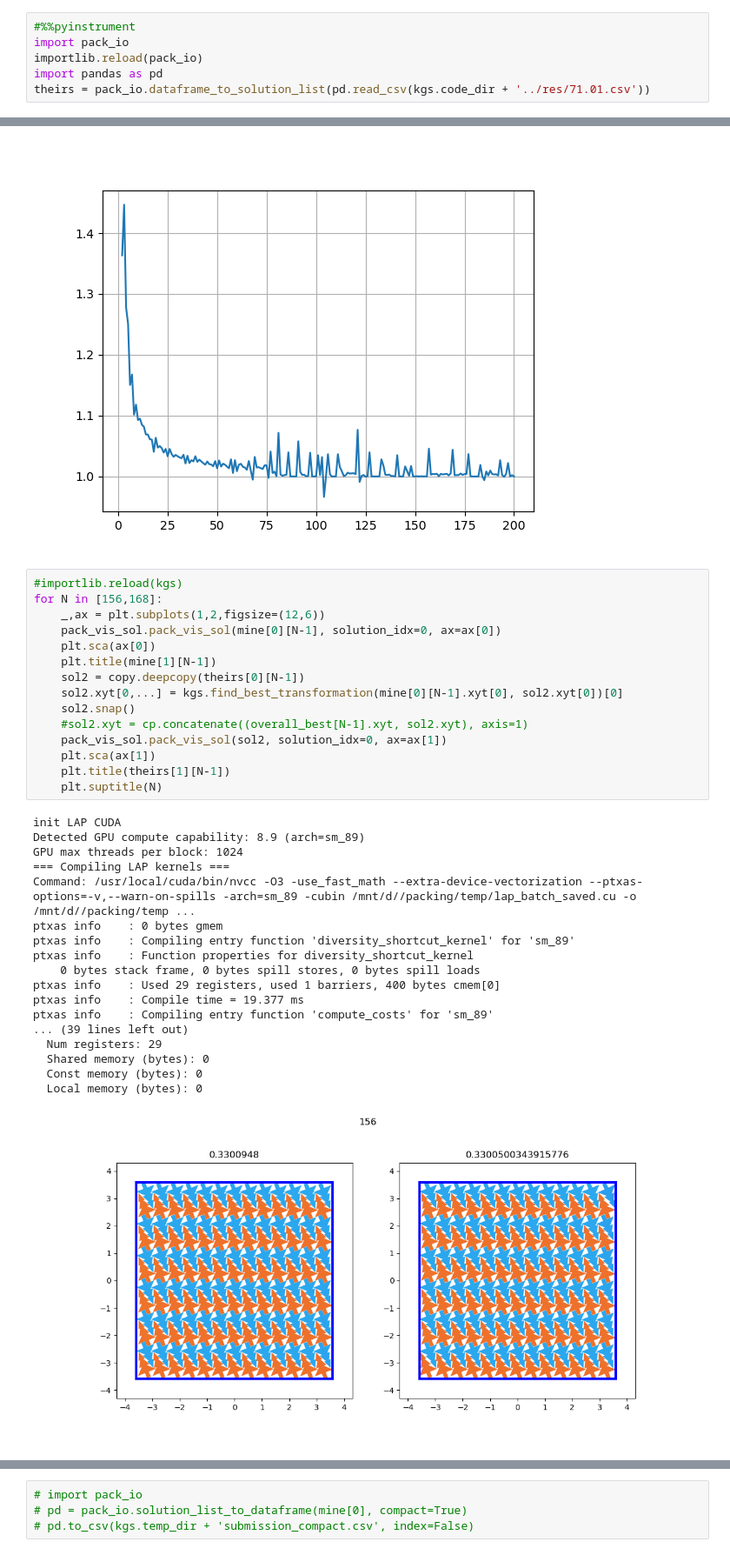
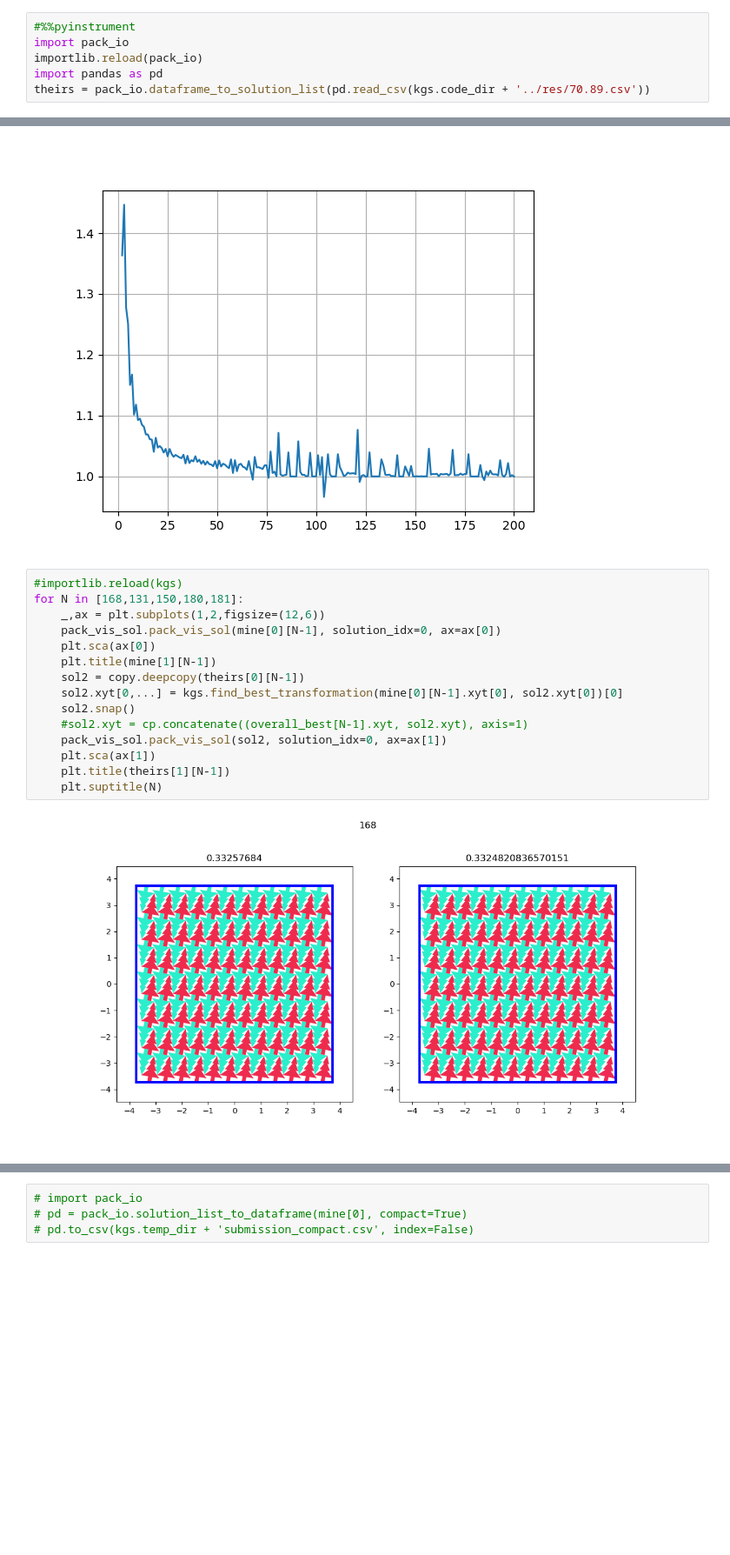
Before and after one commit to jcottaar/packing, a Jupyter notebook: analysis/compare_solutions.ipynb, the cells around one changed output, grey strips where cells are left out. Shown at 87% size. Cells and saved outputs as stored; diff of their text form; blank space fills up the shorter version.

```diff
--- a/analysis/compare_solutions.ipynb
+++ b/analysis/compare_solutions.ipynb
@@ -23,7 +23,7 @@ WARNING: CUDA MPS not active
 import pack_io
 importlib.reload(pack_io)
 import pandas as pd
-theirs = pack_io.dataframe_to_solution_list(pd.read_csv(kgs.code_dir + '../res/71.01.csv'))
+theirs = pack_io.dataframe_to_solution_list(pd.read_csv(kgs.code_dir + '../res/70.89.csv'))
 # %%
 # import matplotlib.pyplot as plt
 # N_trees = np.arange(1,201)
@@ -157,35 +157,18 @@ plt.grid(True)
 [figure]
 # %%
 #importlib.reload(kgs)
-for N in [156,168]:
+for N in [168,131,150,180,181]:
     _,ax = plt.subplots(1,2,figsize=(12,6))
     pack_vis_sol.pack_vis_sol(mine[0][N-1], solution_idx=0, ax=ax[0])
     plt.sca(ax[0])
     plt.title(mine[1][N-1])
     sol2 = copy.deepcopy(theirs[0][N-1])
     sol2.xyt[0,...] = kgs.find_best_transformation(mine[0][N-1].xyt[0], sol2.xyt[0])[0]
     sol2.snap()
     #sol2.xyt = cp.concatenate((overall_best[N-1].xyt, sol2.xyt), axis=1)
     pack_vis_sol.pack_vis_sol(sol2, solution_idx=0, ax=ax[1])
     plt.sca(ax[1])
     plt.title(theirs[1][N-1])
     plt.suptitle(N)
 # %% [output]
-init LAP CUDA
-Detected GPU compute capability: 8.9 (arch=sm_89)
-GPU max threads per block: 1024
-=== Compiling LAP kernels ===
-Command: /usr/local/cuda/bin/nvcc -O3 -use_fast_math --extra-device-vectorization --ptxas-options=-v,--warn-on-spills -arch=sm_89 -cubin /mnt/d//packing/temp/lap_batch_saved.cu -o /mnt/d//packing/temp ...
-ptxas info    : 0 bytes gmem
-ptxas info    : Compiling entry function 'diversity_shortcut_kernel' for 'sm_89'
-ptxas info    : Function properties for diversity_shortcut_kernel
-    0 bytes stack frame, 0 bytes spill stores, 0 bytes spill loads
-ptxas info    : Used 29 registers, used 1 barriers, 400 bytes cmem[0]
-ptxas info    : Compile time = 19.377 ms
-ptxas info    : Compiling entry function 'compute_costs' for 'sm_89'
-... (39 lines left out)
-  Num registers: 29
-  Shared memory (bytes): 0
-  Const memory (bytes): 0
-  Local memory (bytes): 0
-[figure, old version]
+[figure, new version]
```
Also changed, not shown: parts of 6 cells of this notebook, 5 other files.
